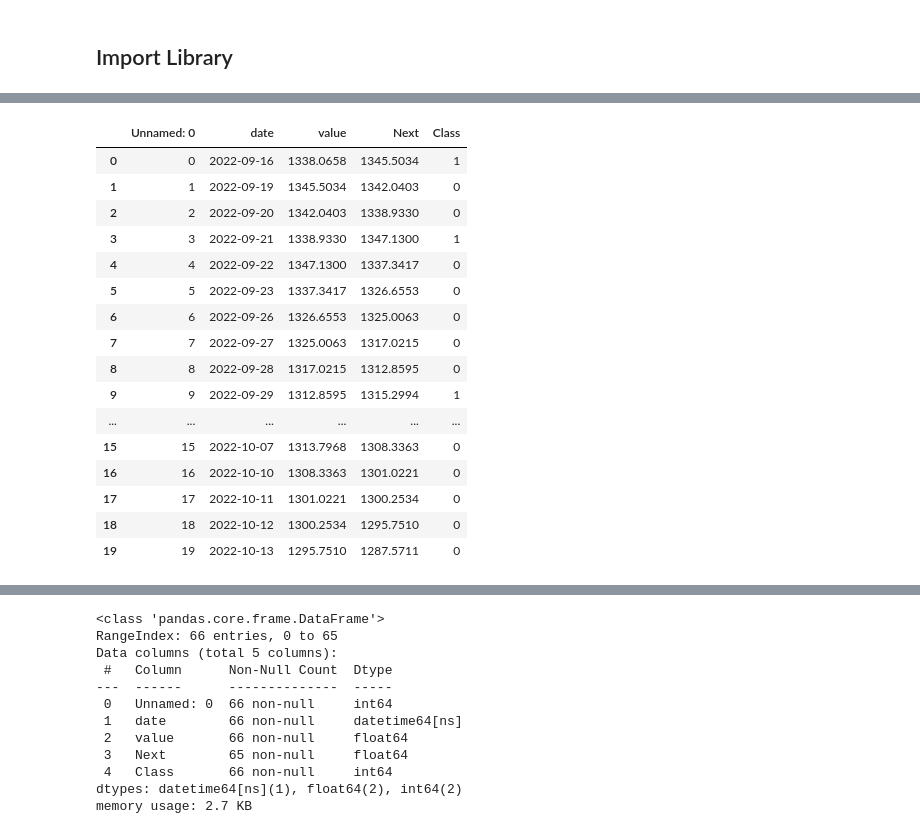
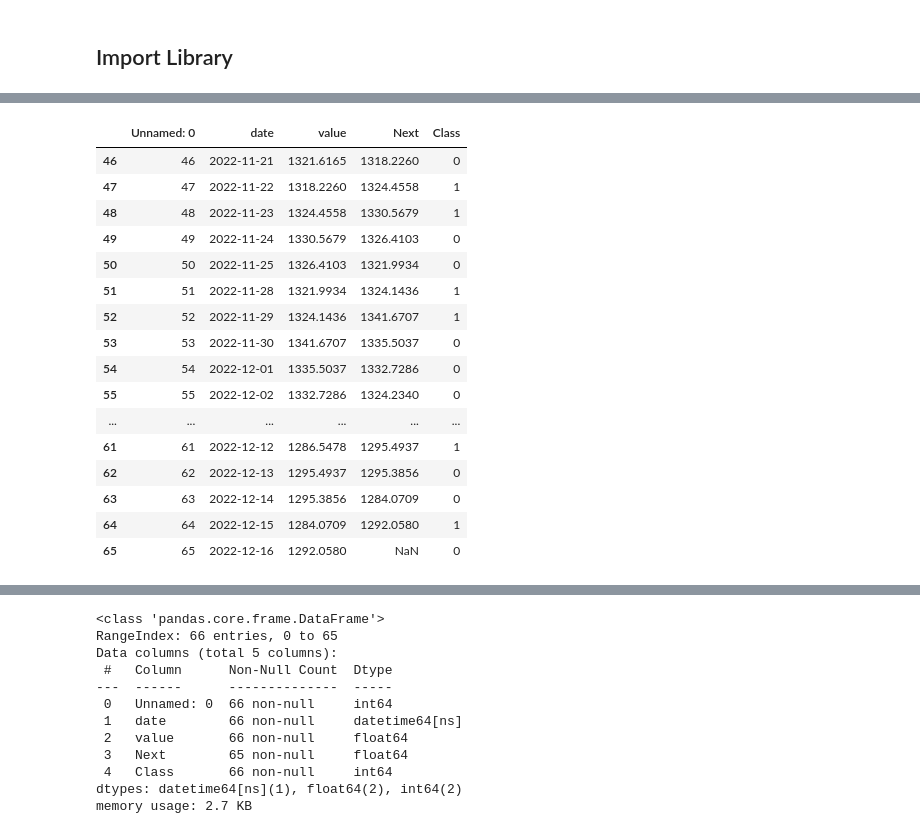
Before and after one commit to H8-Assignments-Bay/p2---final-project-ftds-016-rmt-group-002, a Jupyter notebook: modelling/Modelling_highrisk.ipynb, the cells around one changed output, grey strips where cells are left out. Saved outputs shown, nothing was run; the diff lists cells and outputs as text; code cells hidden in the pictures.

```diff
--- a/modelling/Modelling_highrisk.ipynb
+++ b/modelling/Modelling_highrisk.ipynb
@@ -46,25 +42,25 @@ df = {}
 for i in dataset:
   df[i] = pd.read_csv('/content/High risk /' +i +'.csv')
 # %%
-df['Simas Saham Unggulan Clean'].head(20)
+df['Simas Saham Unggulan Clean'].tail(20)
 # %% [output]
 |  | Unnamed: 0 | date | value | Next | Class |
-| 0 | 0 | 2022-09-16 | 1338.0658 | 1345.5034 | 1 |
-| 1 | 1 | 2022-09-19 | 1345.5034 | 1342.0403 | 0 |
-| 2 | 2 | 2022-09-20 | 1342.0403 | 1338.9330 | 0 |
-| 3 | 3 | 2022-09-21 | 1338.9330 | 1347.1300 | 1 |
-| 4 | 4 | 2022-09-22 | 1347.1300 | 1337.3417 | 0 |
-| 5 | 5 | 2022-09-23 | 1337.3417 | 1326.6553 | 0 |
-| 6 | 6 | 2022-09-26 | 1326.6553 | 1325.0063 | 0 |
-| 7 | 7 | 2022-09-27 | 1325.0063 | 1317.0215 | 0 |
-| 8 | 8 | 2022-09-28 | 1317.0215 | 1312.8595 | 0 |
-| 9 | 9 | 2022-09-29 | 1312.8595 | 1315.2994 | 1 |
+| 46 | 46 | 2022-11-21 | 1321.6165 | 1318.2260 | 0 |
+| 47 | 47 | 2022-11-22 | 1318.2260 | 1324.4558 | 1 |
+| 48 | 48 | 2022-11-23 | 1324.4558 | 1330.5679 | 1 |
+| 49 | 49 | 2022-11-24 | 1330.5679 | 1326.4103 | 0 |
+| 50 | 50 | 2022-11-25 | 1326.4103 | 1321.9934 | 0 |
+| 51 | 51 | 2022-11-28 | 1321.9934 | 1324.1436 | 1 |
+| 52 | 52 | 2022-11-29 | 1324.1436 | 1341.6707 | 1 |
+| 53 | 53 | 2022-11-30 | 1341.6707 | 1335.5037 | 0 |
+| 54 | 54 | 2022-12-01 | 1335.5037 | 1332.7286 | 0 |
+| 55 | 55 | 2022-12-02 | 1332.7286 | 1324.2340 | 0 |
 | ... | ... | ... | ... | ... | ... |
-| 15 | 15 | 2022-10-07 | 1313.7968 | 1308.3363 | 0 |
-| 16 | 16 | 2022-10-10 | 1308.3363 | 1301.0221 | 0 |
-| 17 | 17 | 2022-10-11 | 1301.0221 | 1300.2534 | 0 |
-| 18 | 18 | 2022-10-12 | 1300.2534 | 1295.7510 | 0 |
-| 19 | 19 | 2022-10-13 | 1295.7510 | 1287.5711 | 0 |
+| 61 | 61 | 2022-12-12 | 1286.5478 | 1295.4937 | 1 |
+| 62 | 62 | 2022-12-13 | 1295.4937 | 1295.3856 | 0 |
+| 63 | 63 | 2022-12-14 | 1295.3856 | 1284.0709 | 0 |
+| 64 | 64 | 2022-12-15 | 1284.0709 | 1292.0580 | 1 |
+| 65 | 65 | 2022-12-16 | 1292.0580 | NaN | 0 |
 # %%
 df['Simas Saham Unggulan Clean'].info()
 # %% [output]
```
Also changed, not shown: parts of 17 cells of this notebook.
